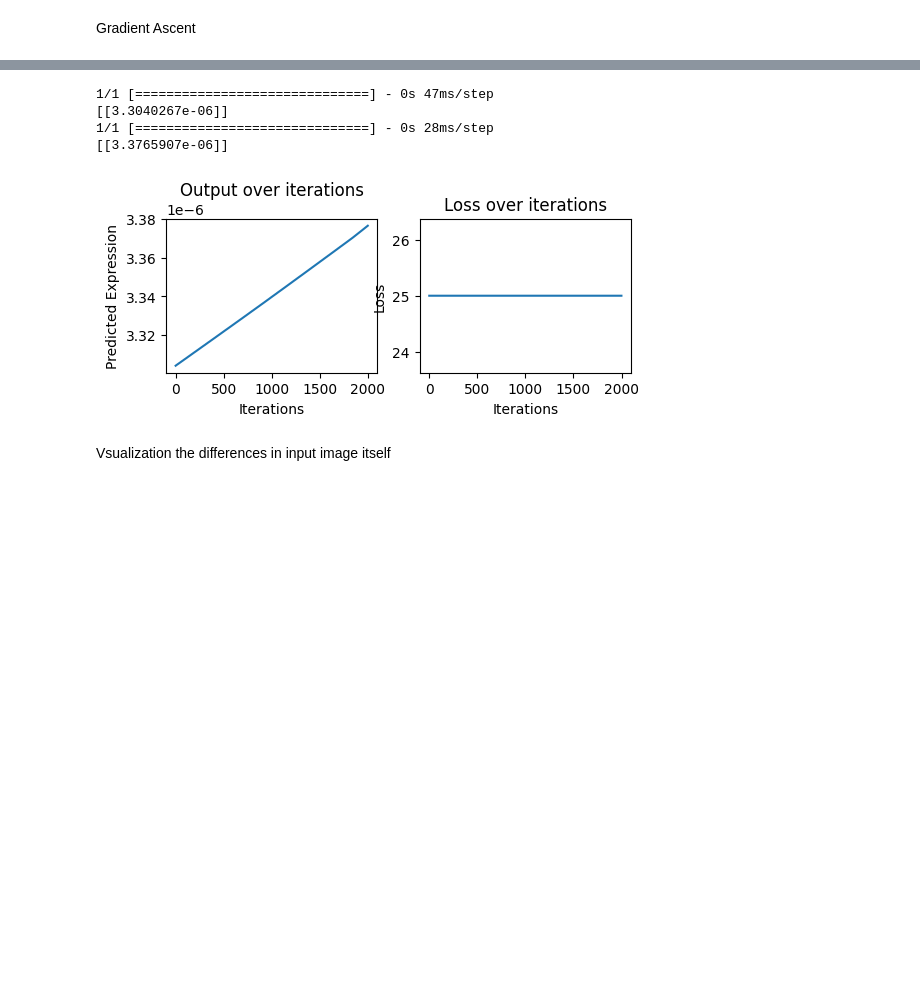
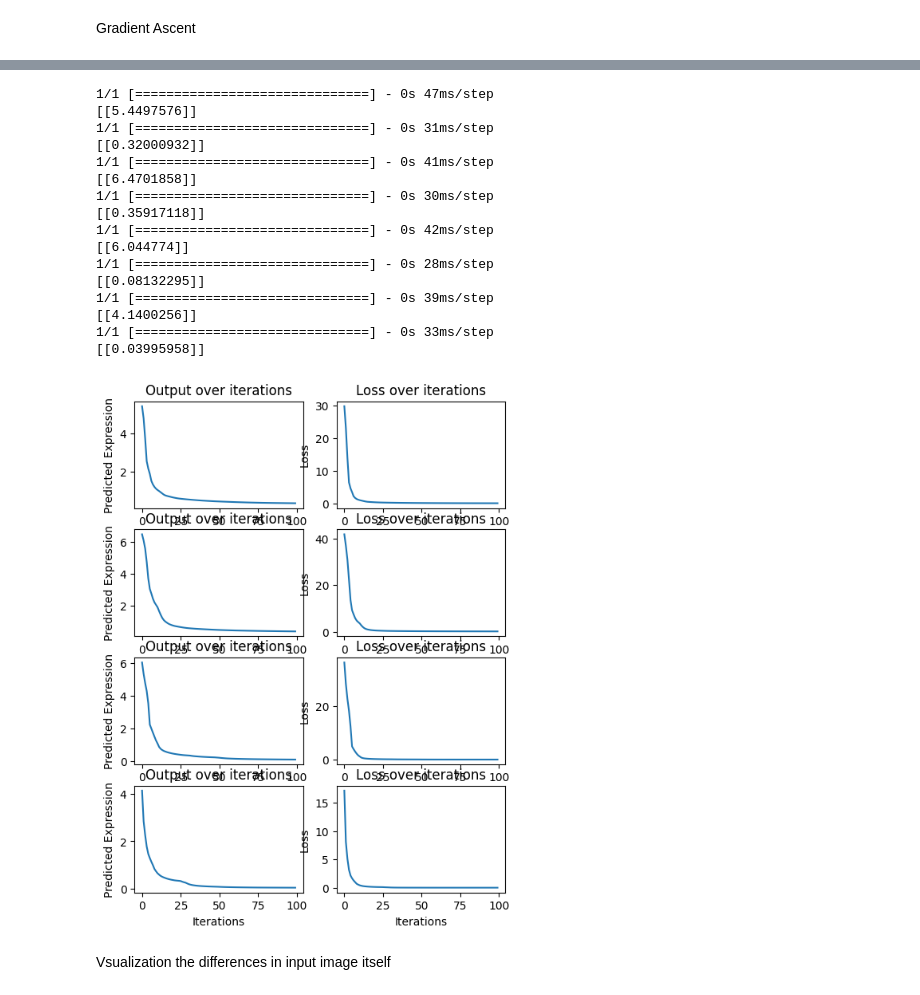
Before and after one commit to denniepatton/Proteus, a Jupyter notebook: interpretation.ipynb, the cells around one changed output, grey strips where cells are left out. Saved outputs shown, nothing was run; the diff lists cells and outputs as text; code cells hidden in the pictures; blank space fills up the shorter version.

```diff
--- a/interpretation.ipynb
+++ b/interpretation.ipynb
@@ -956,27 +779,58 @@ updated_ten_image, losses_ten, outputs_ten = gradient_ascent(x_tf, ascent_model,
+# %%
+iterations = 100
+step_size = 5e-2
+only_signal = False
+
+
+iters = 4
+original_images = []
+updated_images = []
+losses_list = []
+outputs_list = []
+for i in range(iters):
+    input_data_single = subsample(input_data_test_up, sample_size = 1, seed=i)
+    x_tf = prep_data_trainable(input_data_single, only_signal=only_signal)
+    updated_image, losses, outputs = gradient_ascent(x_tf, ascent_model, iterations, step_size, label = 0, only_signal=only_signal)
+    original_images.append(input_data_single)
+    updated_images.append(updated_image)
+    losses_list.append(losses)
+    outputs_list.append(outputs)
 # %%
-fig, axs = plt.subplots(1, 2, figsize=(6, 2))
+fig, axs = plt.subplots(4, 2, figsize=(6, 8))
+for it in range(iters):
+    #axs[0].plot(np.squeeze(outputs_zero))
+    axs[it, 0].plot(np.squeeze(outputs_list[it]))
+    axs[it, 0].set_title('Output over iterations')
+    axs[it, 0].set_xlabel('Iterations')
+    axs[it, 0].set_ylabel('Predicted Expression')
 
-#axs[0].plot(np.squeeze(outputs_zero))
-axs[0].plot(np.squeeze(outputs_ten))
-axs[0].set_title('Output over iterations')
-axs[0].set_xlabel('Iterations')
-axs[0].set_ylabel('Predicted Expression')
+    #axs[1].plot(np.squeeze(losses_zero))
+    axs[it, 1].plot(np.squeeze(losses_list[it]))
+    axs[it, 1].set_title('Loss over iterations')
+    axs[it, 1].set_xlabel('Iterations')
+    axs[it, 1].set_ylabel('Loss')
 
-#axs[1].plot(np.squeeze(losses_zero))
-axs[1].plot(np.squeeze(losses_ten))
-axs[1].set_title('Loss over iterations')
-axs[1].set_xlabel('Iterations')
-axs[1].set_ylabel('Loss')
-
-print(best_model.predict(input_data_single))
-#print(best_model.predict(updated_zero_image))
-print(best_model.predict(updated_ten_image))
+    print(best_model.predict(original_images[it]))
+    #print(best_model.predict(updated_zero_image))
+    print(best_model.predict(updated_images[it]))
 # %% [output]
 1/1 [==============================] - 0s 47ms/step
-[[3.3040267e-06]]
+[[5.4497576]]
+1/1 [==============================] - 0s 31ms/step
+[[0.32000932]]
+1/1 [==============================] - 0s 41ms/step
+[[6.4701858]]
+1/1 [==============================] - 0s 30ms/step
+[[0.35917118]]
+1/1 [==============================] - 0s 42ms/step
+[[6.044774]]
 1/1 [==============================] - 0s 28ms/step
-[[3.3765907e-06]]
+[[0.08132295]]
+1/1 [==============================] - 0s 39ms/step
+[[4.1400256]]
+1/1 [==============================] - 0s 33ms/step
+[[0.03995958]]
-[figure, old version]
+[figure, new version]
 # %% [markdown]
 Vsualization the differences in input image itself
 # %%
```
Also changed, not shown: parts of 49 cells of this notebook.
